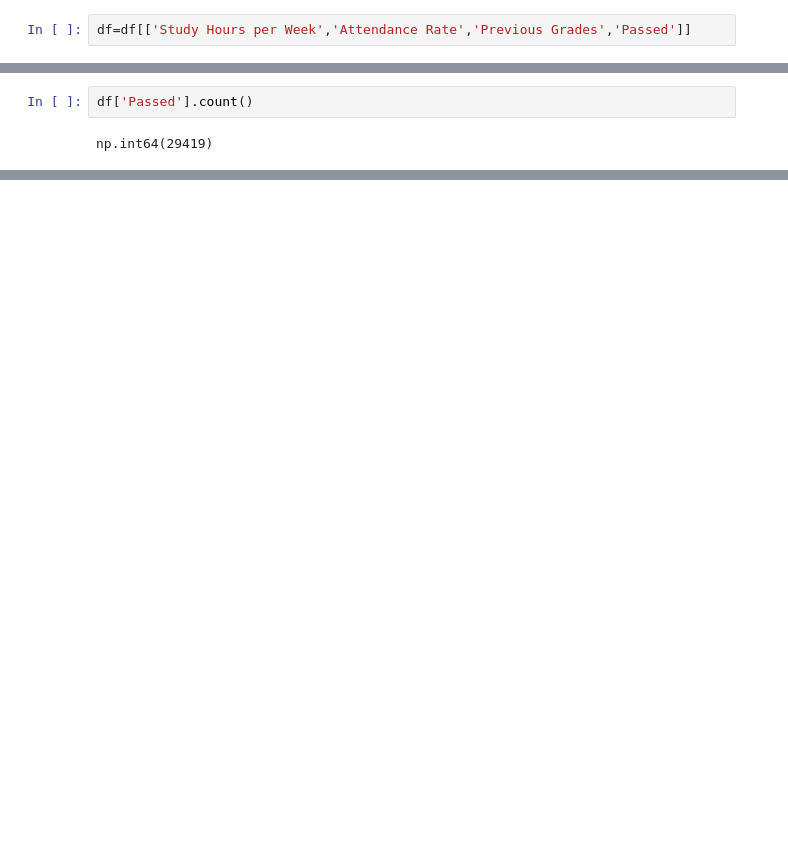
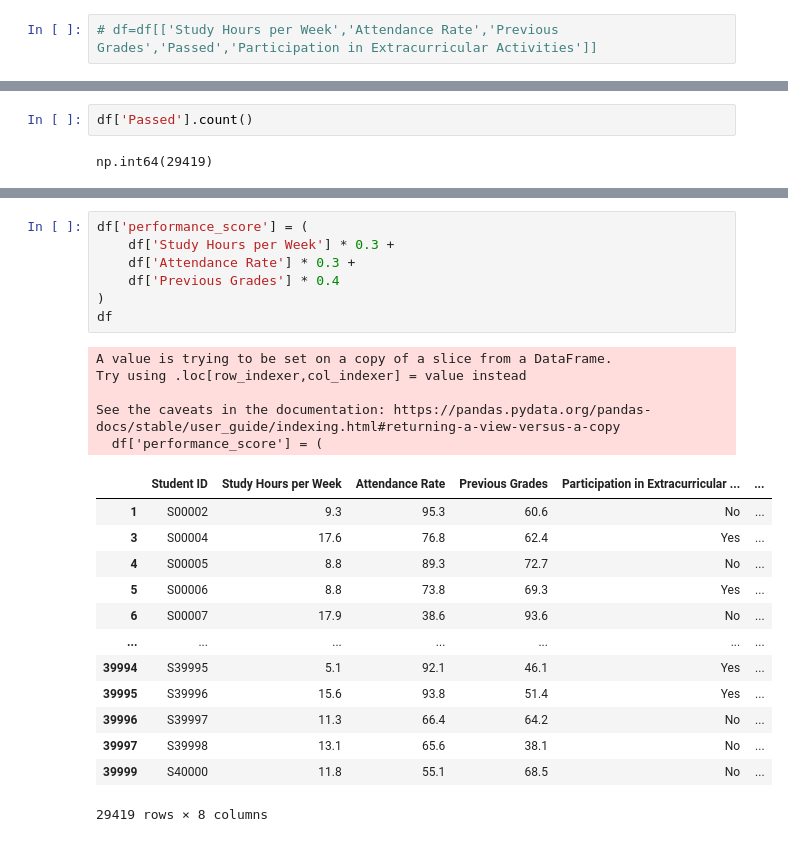
Before and after one commit to Kaushall-raut/vautech_task_ML_06, a Jupyter notebook: student_performance.ipynb, the cells around one changed output, grey strips where cells are left out. Drawn from its saved outputs; the diff is of its cells as text; blank space fills up the shorter version.

```diff
--- a/student_performance.ipynb
+++ b/student_performance.ipynb
@@ -58,7 +58,7 @@ df['Study Hours per Week'].min()
 # %%
 # y=df['Passed']
 # %%
-df=df[['Study Hours per Week','Attendance Rate','Previous Grades','Passed']]
+# df=df[['Study Hours per Week','Attendance Rate','Previous Grades','Passed','Participation in Extracurricular Activities']]
 # %%
 df.columns
 # %% [output]
@@ -163,0 +205,26 @@ memory usage: 1.1+ MB
+# %%
+df['performance_score'] = (
+    df['Study Hours per Week'] * 0.3 +
+    df['Attendance Rate'] * 0.3 +
+    df['Previous Grades'] * 0.4
+)
+df
+# %% [output]
+A value is trying to be set on a copy of a slice from a DataFrame.
+Try using .loc[row_indexer,col_indexer] = value instead
+
+See the caveats in the documentation: https://pandas.pydata.org/pandas-docs/stable/user_guide/indexing.html#returning-a-view-versus-a-copy
+  df['performance_score'] = (
+|  | Student ID | Study Hours per Week | Attendance Rate | Previous Grades | Participation in Extracurricular ... | ... |
+| 1 | S00002 | 9.3 | 95.3 | 60.6 | No | ... |
+| 3 | S00004 | 17.6 | 76.8 | 62.4 | Yes | ... |
+| 4 | S00005 | 8.8 | 89.3 | 72.7 | No | ... |
+| 5 | S00006 | 8.8 | 73.8 | 69.3 | Yes | ... |
+| 6 | S00007 | 17.9 | 38.6 | 93.6 | No | ... |
+| ... | ... | ... | ... | ... | ... | ... |
+| 39994 | S39995 | 5.1 | 92.1 | 46.1 | Yes | ... |
+| 39995 | S39996 | 15.6 | 93.8 | 51.4 | Yes | ... |
+| 39996 | S39997 | 11.3 | 66.4 | 64.2 | No | ... |
+| 39997 | S39998 | 13.1 | 65.6 | 38.1 | No | ... |
+| 39999 | S40000 | 11.8 | 55.1 | 68.5 | No | ... |
+29419 rows × 8 columns
```
Also changed, not shown: parts of 34 cells of this notebook.
